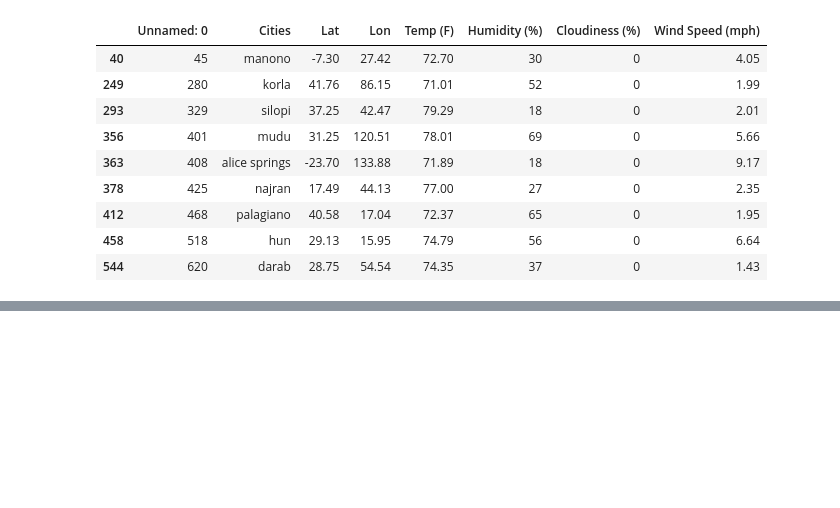
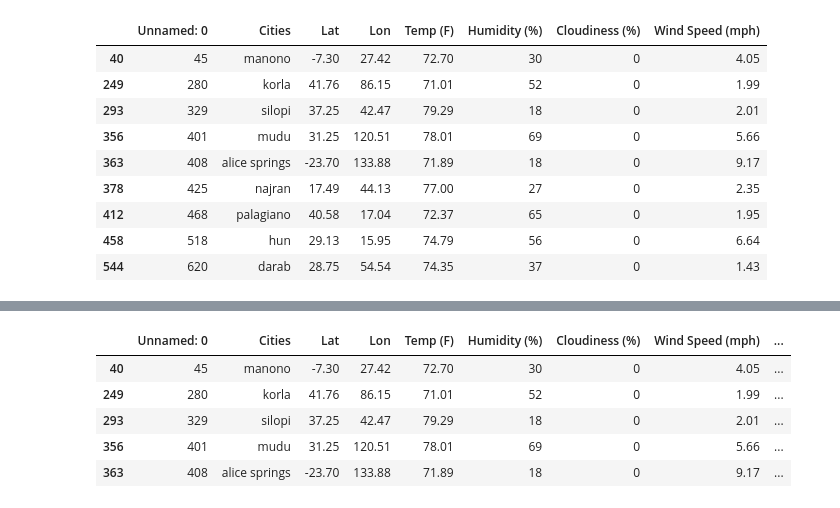
Before and after one commit to Lbrady1025/python-api-challenge, a Jupyter notebook: VacationPy.ipynb, the cells around one changed output, grey strips where cells are left out. Drawn from its saved outputs; the diff is of its cells as text; code cells hidden in the pictures; blank space fills up the shorter version.

```diff
--- a/VacationPy.ipynb
+++ b/VacationPy.ipynb
@@ -57,0 +84,14 @@ target_type = "hotel"
+# %%
+#Add columns for hotel info
+dest_df["Hotel Name"] = ""
+dest_df["City"] = ""
+dest_df["Country"] = ""
+
+dest_df.head()
+# %% [output]
+|  | Unnamed: 0 | Cities | Lat | Lon | Temp (F) | Humidity (%) | Cloudiness (%) | Wind Speed (mph) | ... |
+| 40 | 45 | manono | -7.30 | 27.42 | 72.70 | 30 | 0 | 4.05 | ... |
+| 249 | 280 | korla | 41.76 | 86.15 | 71.01 | 52 | 0 | 1.99 | ... |
+| 293 | 329 | silopi | 37.25 | 42.47 | 79.29 | 18 | 0 | 2.01 | ... |
+| 356 | 401 | mudu | 31.25 | 120.51 | 78.01 | 69 | 0 | 5.66 | ... |
+| 363 | 408 | alice springs | -23.70 | 133.88 | 71.89 | 18 | 0 | 9.17 | ... |
```
Also changed, not shown: parts of 7 cells of this notebook.
